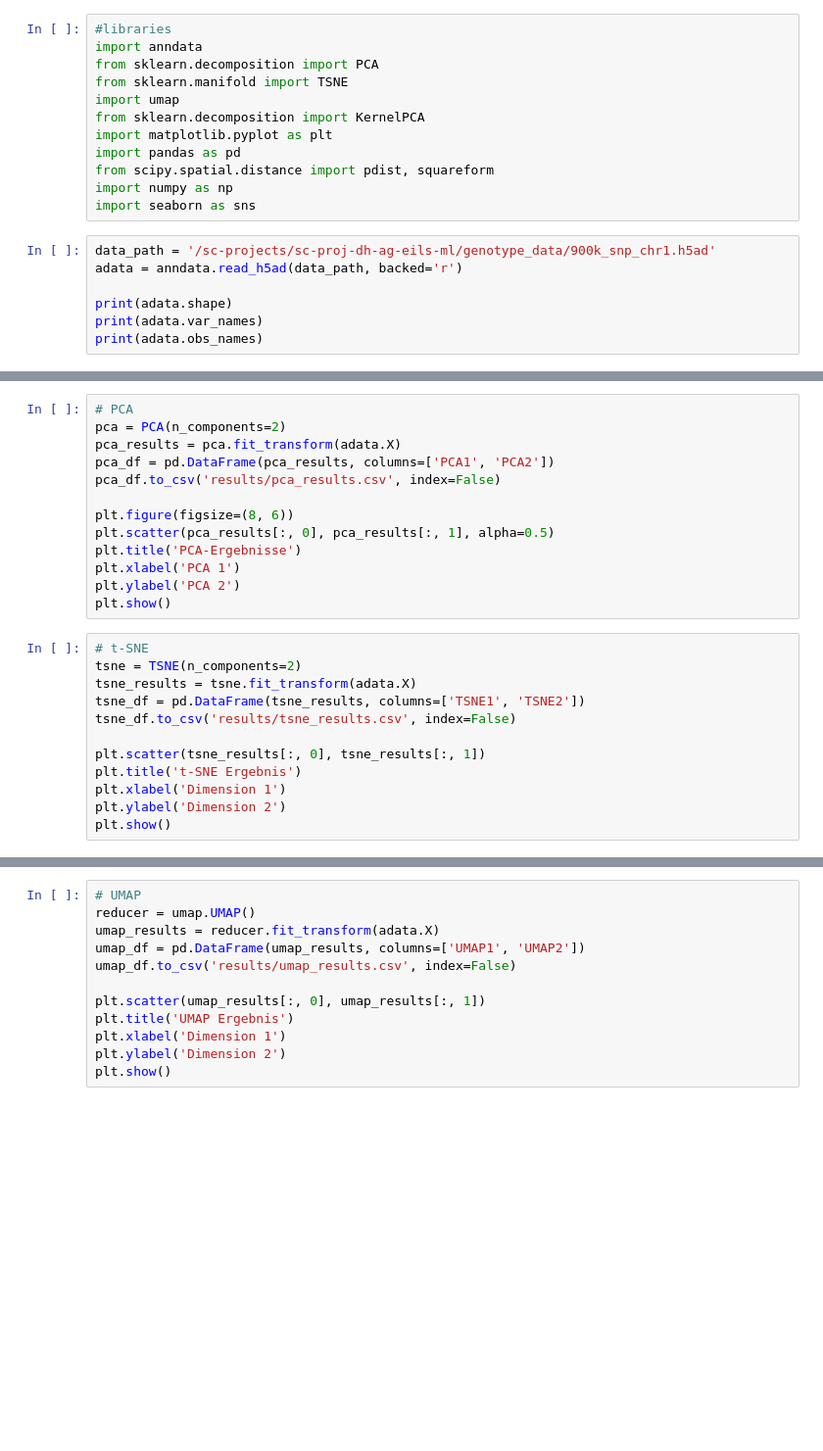
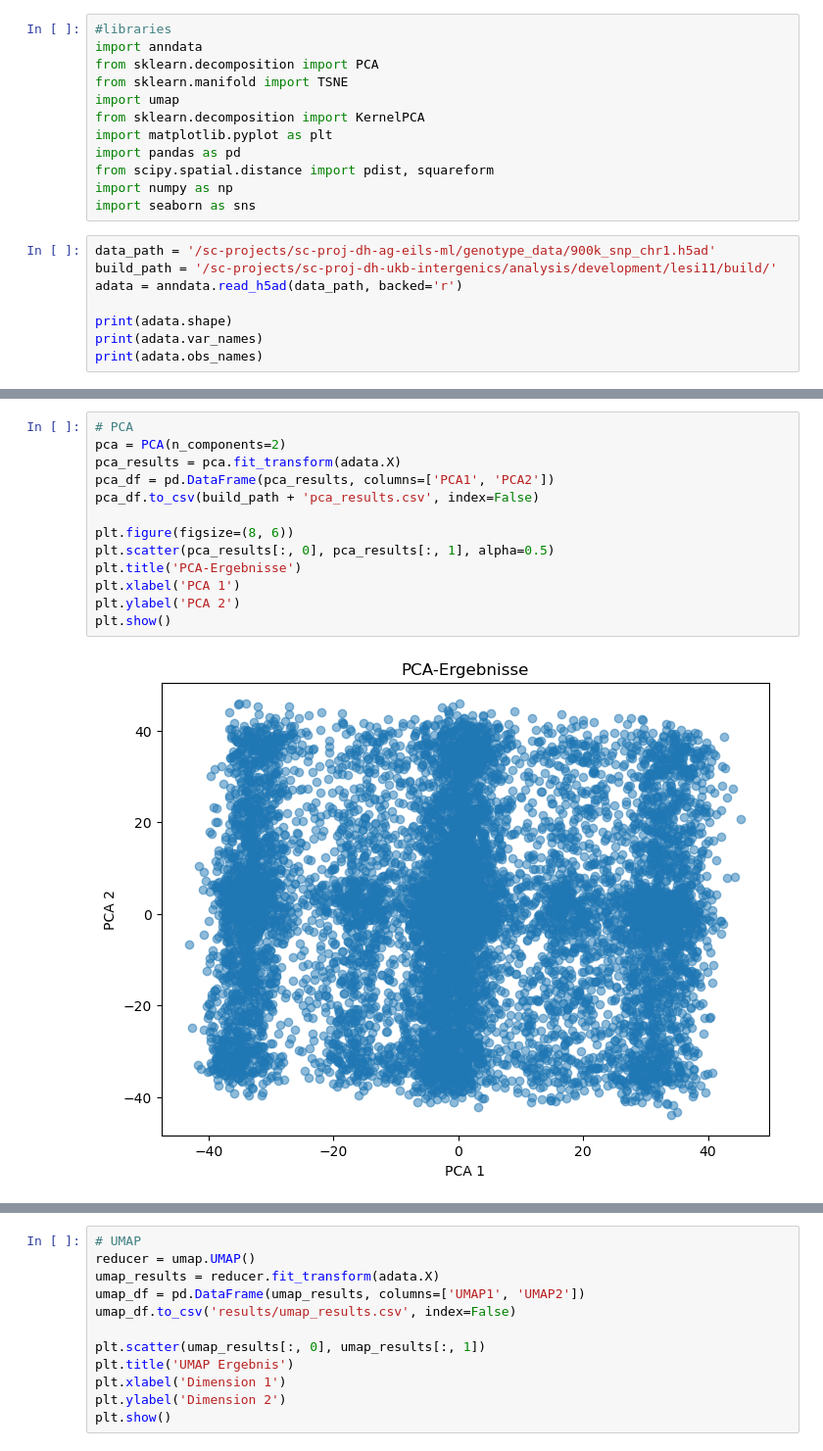
Before and after one commit to BIHFUSWP24/GREML-Analysis-Workflow, a Jupyter notebook: workflow/scripts/embeddings.ipynb, the cells around one changed output, grey strips where cells are left out. Shown: that part at 98% size. Saved outputs shown, nothing was run; the diff lists cells and outputs as text; blank space fills up the shorter version.

```diff
--- a/workflow/scripts/embeddings.ipynb
+++ b/workflow/scripts/embeddings.ipynb
@@ -12,6 +12,7 @@ import numpy as np
 import seaborn as sns
 # %%
 data_path = '/sc-projects/sc-proj-dh-ag-eils-ml/genotype_data/900k_snp_chr1.h5ad'
+build_path = '/sc-projects/sc-proj-dh-ukb-intergenics/analysis/development/lesi11/build/'
 adata = anndata.read_h5ad(data_path, backed='r')
 
 print(adata.shape)
@@ -20,25 +33,15 @@ print(adata.obs_names)
-# %%
-# PCA
-pca = PCA(n_components=2)
-pca_results = pca.fit_transform(adata.X)
-pca_df = pd.DataFrame(pca_results, columns=['PCA1', 'PCA2'])
-pca_df.to_csv('results/pca_results.csv', index=False)
-
-plt.figure(figsize=(8, 6))
-plt.scatter(pca_results[:, 0], pca_results[:, 1], alpha=0.5)
-plt.title('PCA-Ergebnisse')
-plt.xlabel('PCA 1')
-plt.ylabel('PCA 2')
-plt.show()
-# %%
-# t-SNE
-tsne = TSNE(n_components=2)
-tsne_results = tsne.fit_transform(adata.X)
-tsne_df = pd.DataFrame(tsne_results, columns=['TSNE1', 'TSNE2'])
-tsne_df.to_csv('results/tsne_results.csv', index=False)
-
-plt.scatter(tsne_results[:, 0], tsne_results[:, 1])
-plt.title('t-SNE Ergebnis')
-plt.xlabel('Dimension 1')
-plt.ylabel('Dimension 2')
-plt.show()
+# %%
+# PCA
+pca = PCA(n_components=2)
+pca_results = pca.fit_transform(adata.X)
+pca_df = pd.DataFrame(pca_results, columns=['PCA1', 'PCA2'])
+pca_df.to_csv(build_path + 'pca_results.csv', index=False)
+
+plt.figure(figsize=(8, 6))
+plt.scatter(pca_results[:, 0], pca_results[:, 1], alpha=0.5)
+plt.title('PCA-Ergebnisse')
+plt.xlabel('PCA 1')
+plt.ylabel('PCA 2')
+plt.show()
+# %% [output]
+[figure, added]
```
Also changed, not shown: parts of 2 cells of this notebook, 8 other files.
